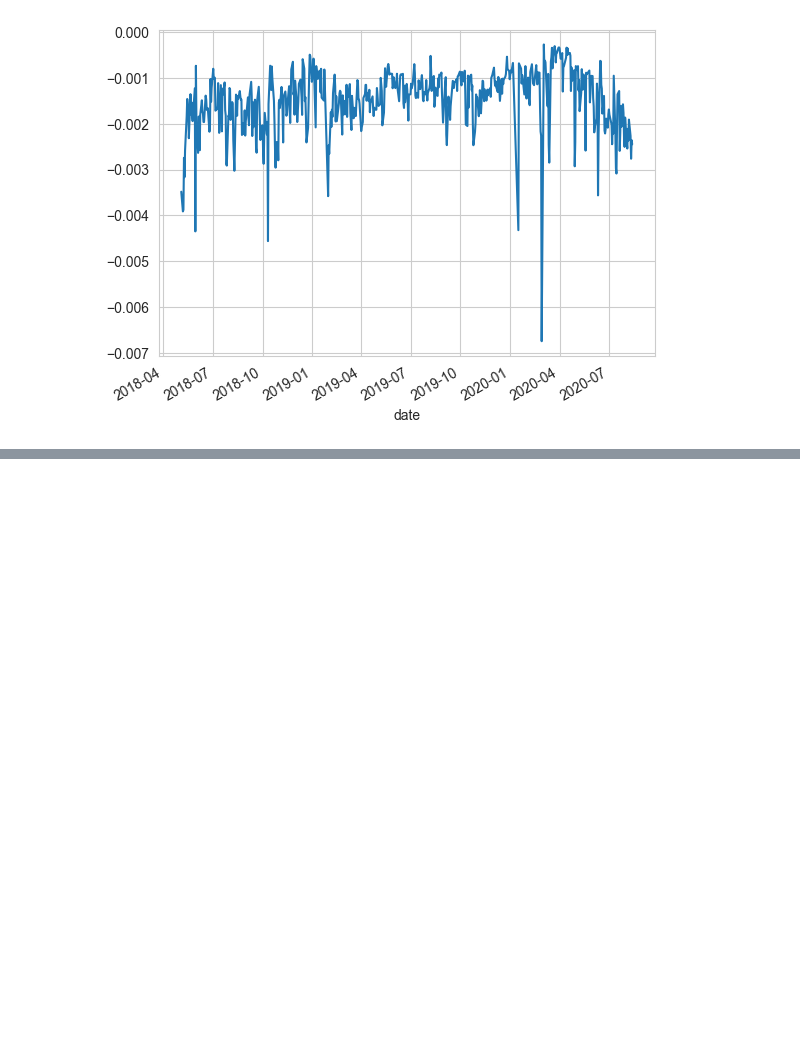
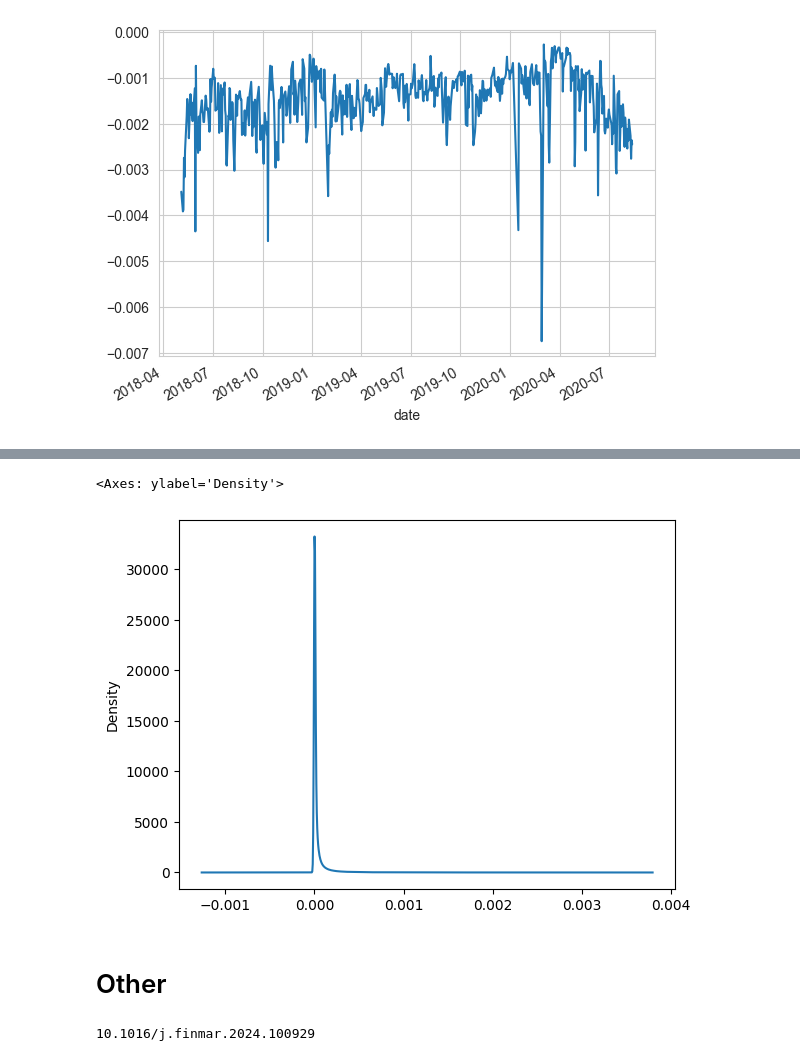
Before and after one commit to FedericoCortesi/Robinhood_data, a Jupyter notebook: test.ipynb, the cells around one changed output, grey strips where cells are left out. Saved outputs shown, nothing was run; the diff lists cells and outputs as text; code cells hidden in the pictures; blank space fills up the shorter version.

```diff
--- a/test.ipynb
+++ b/test.ipynb
@@ -1133,4 +1142,0 @@ KeyError: 'total_holders_change'
-# %%
-df["intensity"] = df["vol"]/ df["shrout_adj"]
-df["trading_activity"] = df["excess_holders_change"] - df["intensity"]
-df["trading_activity"].describe()
@@ -1147,21 +1142,0 @@ Name: trading_activity, dtype: float64
-# %%
-# Compute percentiles
-lower = df["trading_activity"].quantile(0.01)
-upper = df["trading_activity"].quantile(0.99)
-
-# Filter data between 10th and 90th percentile
-df_plot = df["trading_activity"][(df["trading_activity"] >= lower) & (df["trading_activity"] <= upper)]
-sns.set_style("whitegrid")
-
-plt.figure(figsize=(10, 5))  # Set figure size
-sns.kdeplot(data=df_plot)
-
-# Formatting
-#plt.xlabel('Date', fontsize=12)
-#plt.ylabel('Positions', fontsize=12)
-#plt.title('Total Number of Daily Open Positions over Time', fontsize=14)
-plt.xticks(rotation=0)  # Rotate x-axis labels for better readability
-plt.legend()
-
-# Show the plot
-plt.show()
@@ -1169,0 +1159,11 @@ plt.show()
+# %%
+# Compute quantiles
+lower = df["retail_activity"].quantile(0.005)
+upper = df["retail_activity"].quantile(0.995)
+
+# Filter out rows where any column is outside the 1st–99th percentile range
+df_clean = df[
+    ~((df["retail_activity"] < lower) | (df["retail_activity"] > upper))
+]
+
+df_clean.describe()
@@ -1169,0 +1180,19 @@ plt.show()
+# %%
+
+df_clean["retail_activity"].plot(kind="kde")
+# %% [output]
+<Axes: ylabel='Density'>
+[figure, added]
+# %% [markdown]
+# Other
+# %%
+import requests
+
+doi = "10.2139/ssrn.4112307"
+url = f"https://opencitations.net/index/coci/api/v1/citations/{doi}"
+response = requests.get(url)
+citations = response.json()
+for c in citations:
+    print(c['citing'])  # This is the DOI of the citing paper
+# %% [output]
+10.1016/j.finmar.2024.100929
```
Also changed, not shown: parts of 6 cells of this notebook, 2 other files.
